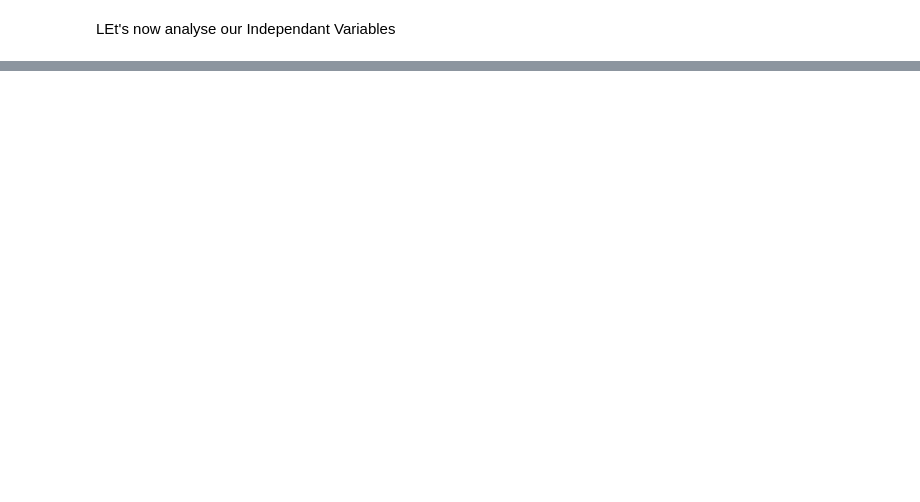
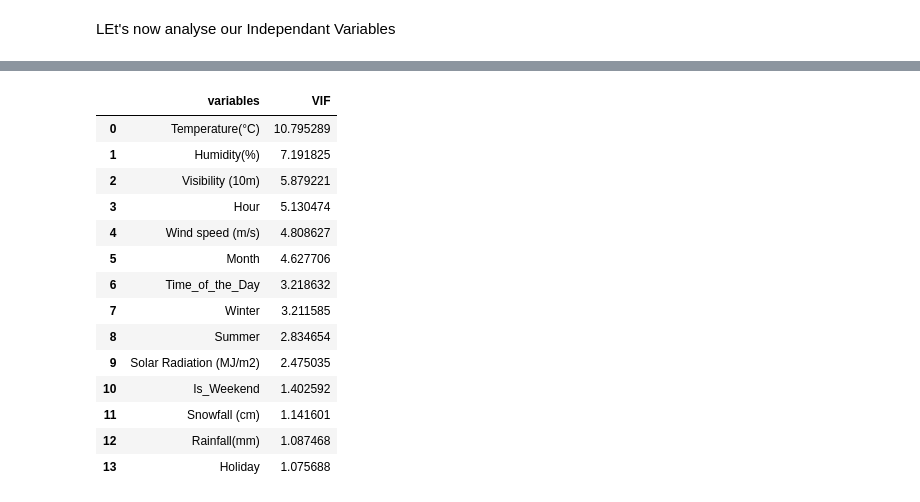
Before and after one commit to shadabsgit/ML-Regression-Capstone-Project, a Jupyter notebook: Bike_Sharing_Demand_Prediction_Capstone_Project.ipynb, the cells around one changed output, grey strips where cells are left out. Saved outputs shown, nothing was run; the diff lists cells and outputs as text; code cells hidden in the pictures; blank space fills up the shorter version.

```diff
--- a/Bike_Sharing_Demand_Prediction_Capstone_Project.ipynb
+++ b/Bike_Sharing_Demand_Prediction_Capstone_Project.ipynb
@@ -196,0 +309,10 @@ for n,column in enumerate(numeric_features):
+# %%
+# Defining a function to calculate Variance Inflation factor
+def calc_vif(X):
+
+    # Calculating VIF
+    vif = pd.DataFrame()
+    vif["variables"] = X.columns
+    vif["VIF"] = [variance_inflation_factor(X.values, i) for i in range(X.shape[1])]
+
+    return(vif.sort_values(by='VIF',ascending=False).reset_index(drop=True))
@@ -196,0 +339,19 @@ for n,column in enumerate(numeric_features):
+# %%
+independent_variables = [i for i in df.columns if i not in ['Rented Bike Count','Dew point temperature(°C)','Functioning Day','Day_of_the_Month','Autumn','Spring']]
+calc_vif(df[independent_variables])
+# %% [output]
+|  | variables | VIF |
+| 0 | Temperature(°C) | 10.795289 |
+| 1 | Humidity(%) | 7.191825 |
+| 2 | Visibility (10m) | 5.879221 |
+| 3 | Hour | 5.130474 |
+| 4 | Wind speed (m/s) | 4.808627 |
+| 5 | Month | 4.627706 |
+| 6 | Time_of_the_Day | 3.218632 |
+| 7 | Winter | 3.211585 |
+| 8 | Summer | 2.834654 |
+| 9 | Solar Radiation (MJ/m2) | 2.475035 |
+| 10 | Is_Weekend | 1.402592 |
+| 11 | Snowfall (cm) | 1.141601 |
+| 12 | Rainfall(mm) | 1.087468 |
+| 13 | Holiday | 1.075688 |
```
Also changed, not shown: parts of 22 cells of this notebook.
